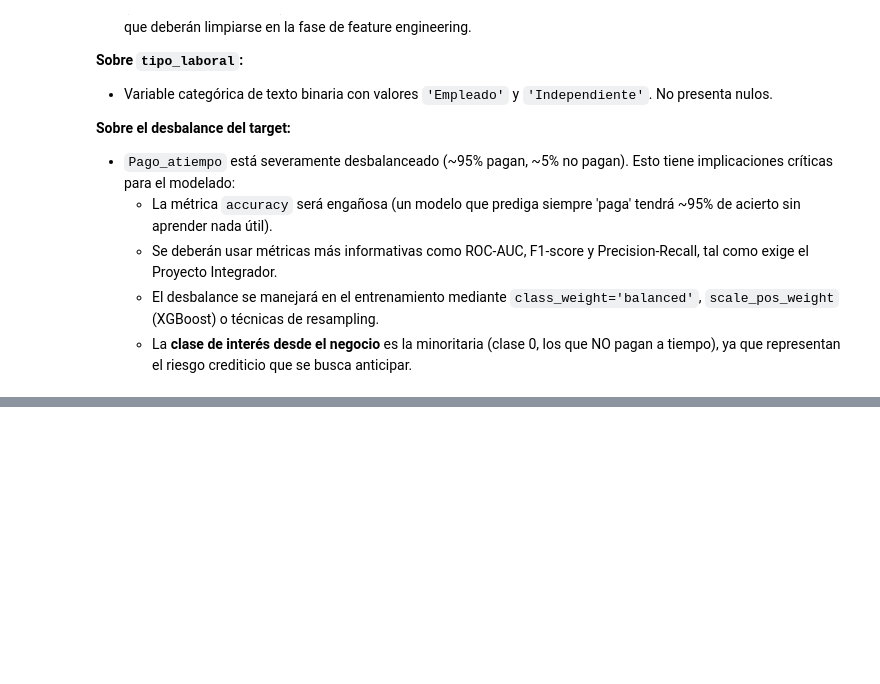
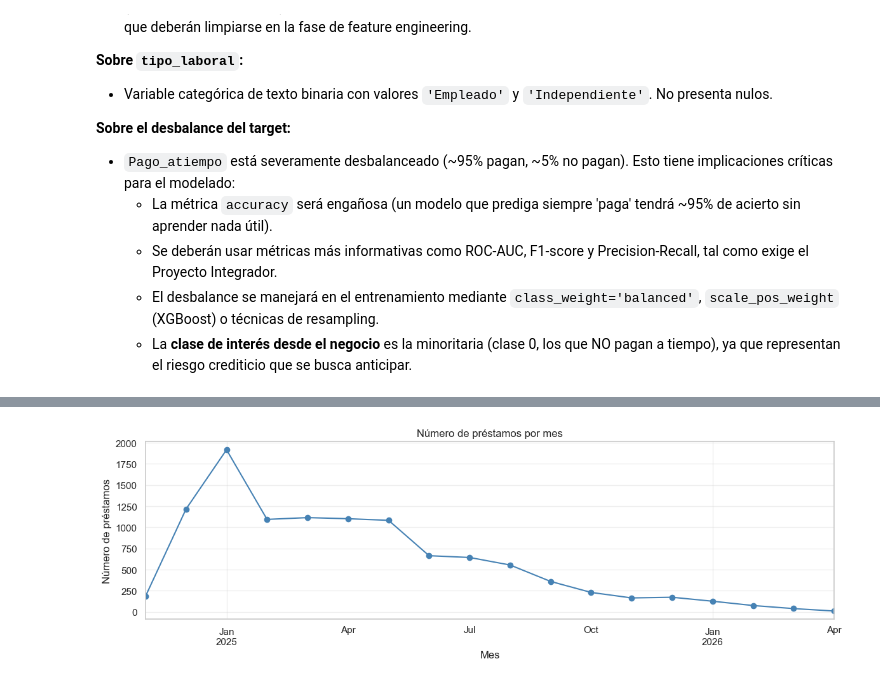
Before and after one commit to cfgarciac/pim5-riesgo-crediticio, a Jupyter notebook: mlops_pipeline/src/comprension_eda.ipynb, the cells around one changed output, grey strips where cells are left out. Saved outputs shown, nothing was run; the diff lists cells and outputs as text; code cells hidden in the pictures; blank space fills up the shorter version.

```diff
--- a/mlops_pipeline/src/comprension_eda.ipynb
+++ b/mlops_pipeline/src/comprension_eda.ipynb
@@ -417,0 +596,6 @@ Tras la exploración inicial, se identifican los siguientes puntos de atención
+# %%
+col_fecha = 'fecha_prestamo'
+print(f'Rango temporal del dataset:')
+print(f'  Fecha mínima: {df[col_fecha].min()}')
+print(f'  Fecha máxima: {df[col_fecha].max()}')
+print(f'  Span:         {(df[col_fecha].max() - df[col_fecha].min()).days} días')
@@ -417,0 +607,14 @@ Tras la exploración inicial, se identifican los siguientes puntos de atención
+# %%
+# Agregación por mes
+prestamos_por_mes = df.set_index(col_fecha).resample('ME').size()
+
+fig, ax = plt.subplots(figsize=(12, 4))
+prestamos_por_mes.plot(kind='line', ax=ax, marker='o', color='steelblue')
+ax.set_title('Número de préstamos por mes')
+ax.set_xlabel('Mes')
+ax.set_ylabel('Número de préstamos')
+ax.grid(True, alpha=0.3)
+plt.tight_layout()
+plt.show()
+# %% [output]
+[figure, added]
```
Also changed, not shown: parts of 16 cells of this notebook.
